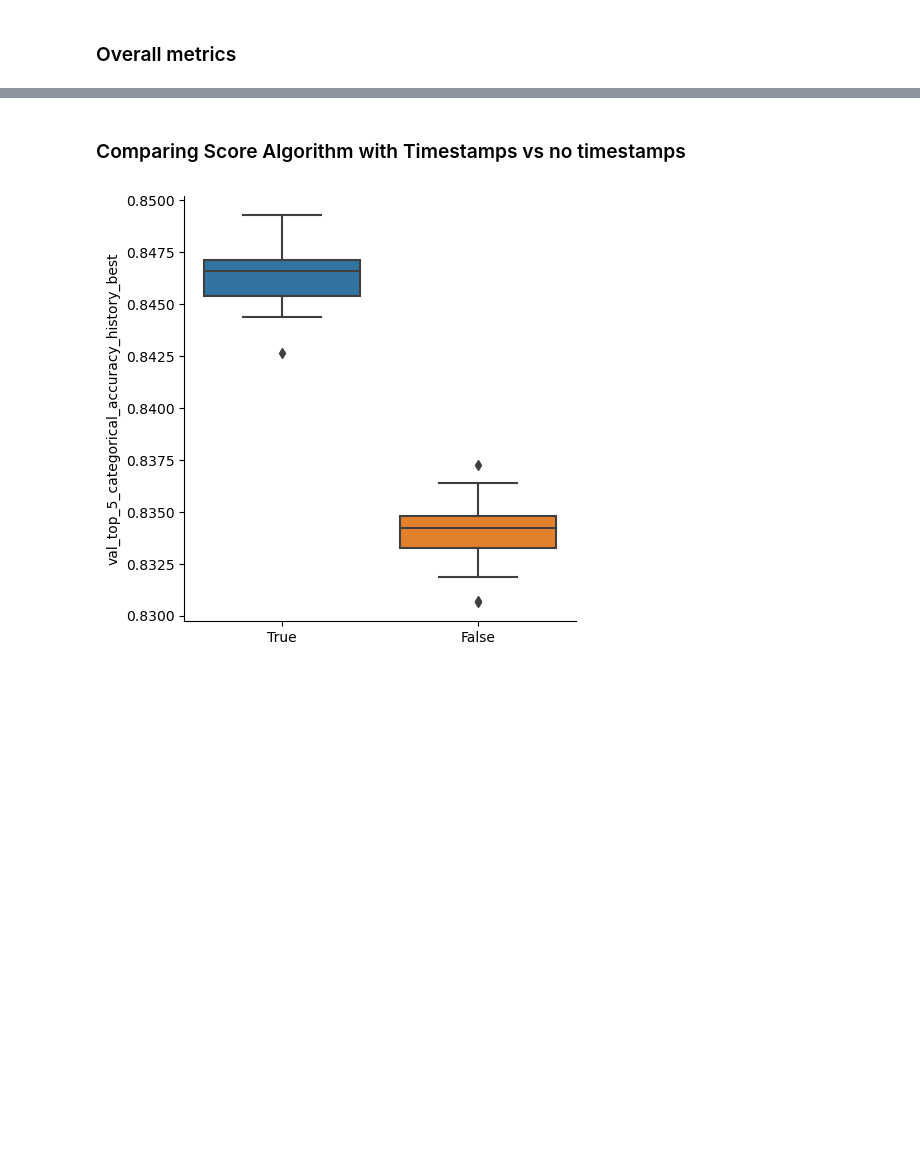
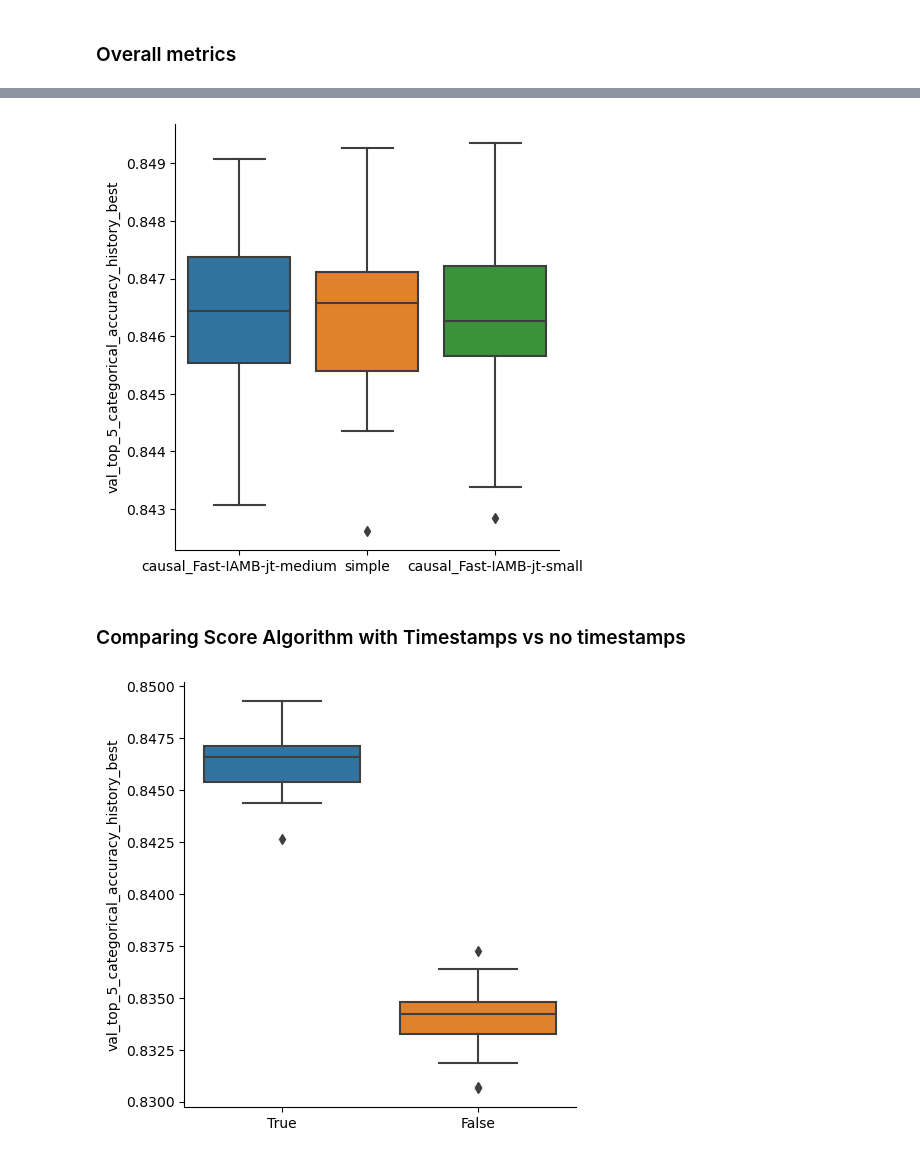
Before and after one commit to ralmasri/Domain-Guided-Monitoring, a Jupyter notebook: notebooks/knowledge_graphs.ipynb, the cells around one changed output, grey strips where cells are left out. Drawn from its saved outputs; the diff is of its cells as text; code cells hidden in the pictures; blank space fills up the shorter version.

```diff
--- a/notebooks/knowledge_graphs.ipynb
+++ b/notebooks/knowledge_graphs.ipynb
@@ -117,0 +250,7 @@ x_order = ['simple_with_ts', 'simple', 'causal_score', 'causal_CCDr'])
+# %%
+# Sort by mean top 5 categorical accuracy
+sorted_top_5_accuracy_mean_df = pd.DataFrame(
+    overall_df.groupby(['data_tags_model_type'])['val_top_5_categorical_accuracy_history_best']
+    .mean()
+    .sort_values(ascending=False)).reset_index()
+sorted_top_5_accuracy_mean_df
@@ -118,3 +275,10 @@ x_order = ['simple_with_ts', 'simple', 'causal_score', 'causal_CCDr'])
+# %%
+# Show the bar charts of model types with the best mean top 5 catergorical accuracies
+k = 3
+plot_best_metric_bar(overall_df, ['val_top_5_categorical_accuracy_history_best'],
+x_order = sorted_top_5_accuracy_mean_df['data_tags_model_type'].tolist()[:k])
+# %% [output]
+[figure, added]
 # %% [markdown]
 ### Comparing Score Algorithm with Timestamps vs no timestamps
 # %%
```
Also changed, not shown: parts of 15 cells of this notebook.
